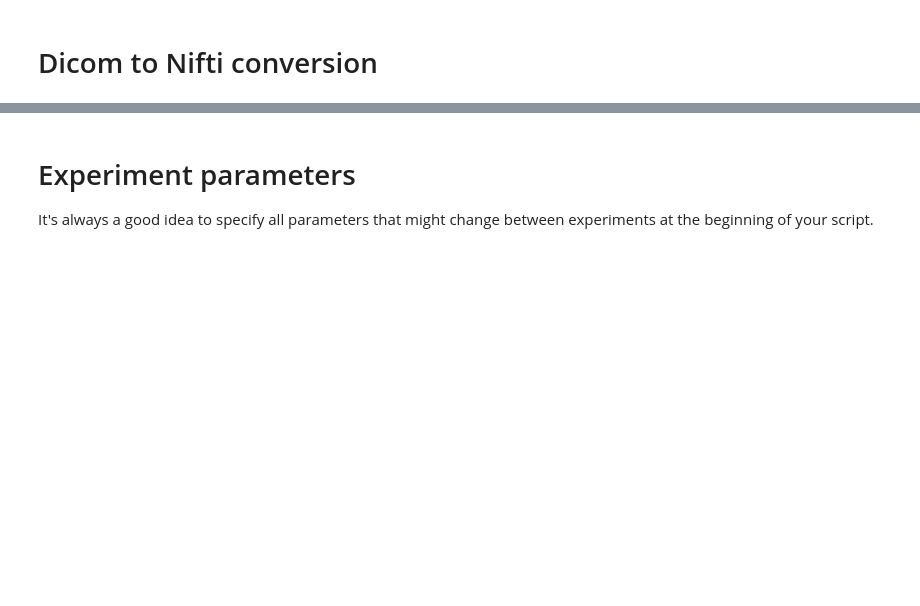
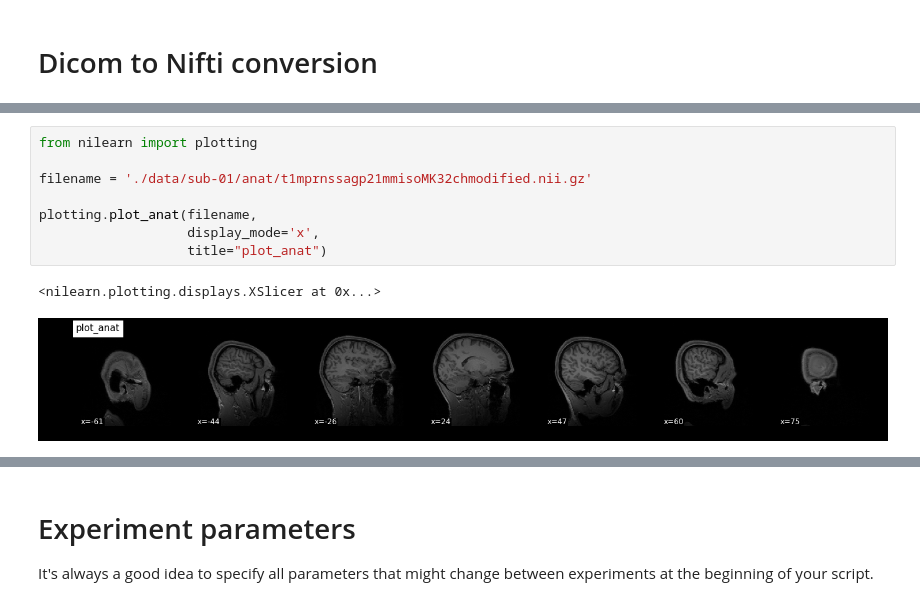
Before and after one commit to asligulkurt/NipypeTutorial, a Jupyter notebook: preproc_analysis_handsqueeze.ipynb, the cells around one changed output, grey strips where cells are left out. Cells and saved outputs as stored; diff of their text form; blank space fills up the shorter version.

Commit message:
anat plot added

```diff
--- a/preproc_analysis_handsqueeze.ipynb
+++ b/preproc_analysis_handsqueeze.ipynb
@@ -68,0 +62,11 @@ for run in runs:
+# %%
+from nilearn import plotting
+
+filename = './data/sub-01/anat/t1mprnssagp21mmisoMK32chmodified.nii.gz'
+
+plotting.plot_anat(filename,
+                   display_mode='x',
+                   title="plot_anat")
+# %% [output]
+<nilearn.plotting.displays.XSlicer at 0x...>
+[figure, added]
```
Also changed, not shown: parts of 3 cells of this notebook, 1 other file.
